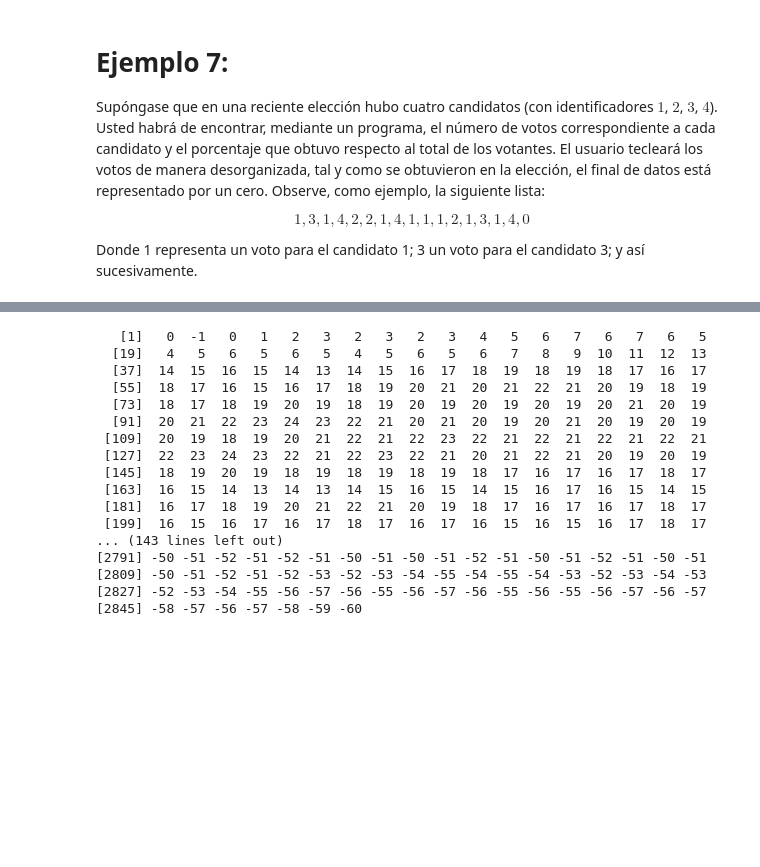
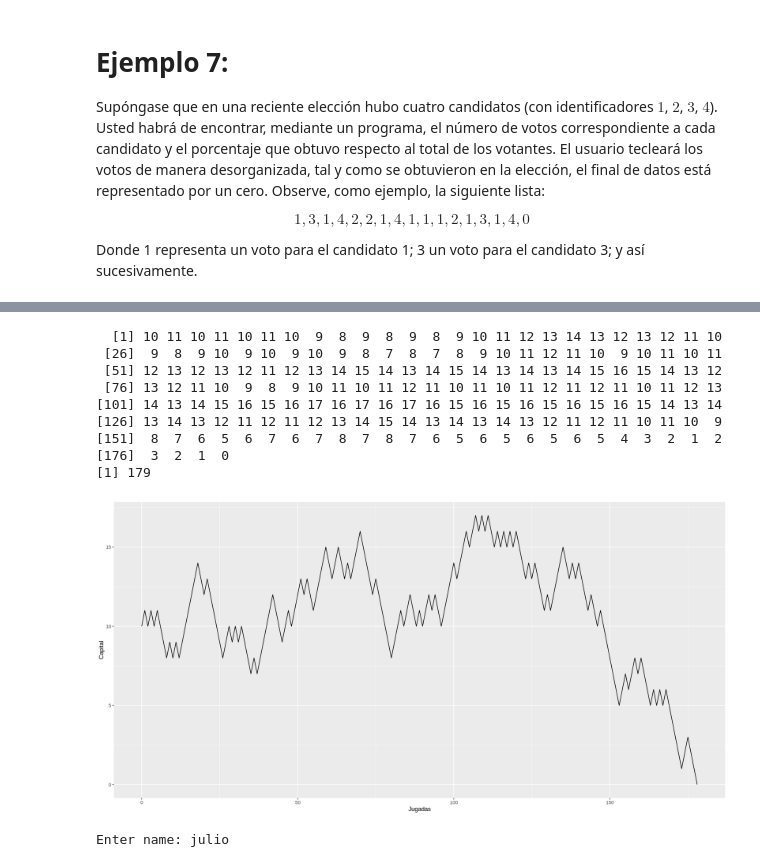
Before and after one commit to JulioCesarMS/R_course, a Jupyter notebook: 3.- Programación Básica.ipynb, the cells around one changed output, grey strips where cells are left out. Cells and saved outputs as stored; diff of their text form; code cells hidden in the pictures; blank space fills up the shorter version.

```diff
--- a/3.- Programación Básica.ipynb
+++ b/3.- Programación Básica.ipynb
@@ -525,17 +650,0 @@ donde $P(X_i=1) = p$ , y $P(X_i=-1) = 1-p$
-# %%
-# definimos n pasos
-n <- 100
-# probabilidad de moverse a la derecha
-p <- 0.5
-# valores que puede tomar
-x.right = 1 # a la derecha
-x.left = -1 # a la izquierda
-# inicialización del vector
-S_n = numeric(n+1)
-# inicio del ciclo
-for(i in 2:length(S_n)){
-    x_i <- sample(c(x.right, x.left), size=1, replace=T, prob=c(p, 1-p))
-    S_n[i]  <- S_n[i-1] + x_i
- }
- # impresión del resultado
- print(S_n)
@@ -727,37 +932,33 @@ donde $P(X_i=1) = p$ , y $P(X_i=-1) = 1-p$. Con la condición de que acumule has
 # %%
-# probabilidad de moverse a la derecha
+# probabilidad de ganar
 p <- 0.5
+# monto inicial
+S0 <- 10
 # valores que puede tomar
-x.right = 1 # a la derecha
-x.left = -1 # a la izquierda
+x.gana = 1 # a la derecha
+x.pierde = -1 # a la izquierda
 # inicialización del vector
-S_n = c()
-S_n[1] <- 0
+Sn = c(S0)
 # inicialización
 i <- 2
 # inicio del bucle
-while(abs(S_n[i-1]) < 60){
-    x_i <- sample(c(x.right, x.left), size=1, replace=T, prob=c(p, 1-p))
-    S_n[i]  <- S_n[i-1] + x_i
+while(Sn[i-1] != 0){
+    x_i <- sample(c(x.gana, x.pierde), size=1, replace=T, prob=c(p, 1-p))
+    Sn[i]  <- Sn[i-1] + x_i
     i <- i + 1
  }
  # impresión del resultado
- print(S_n)
+ print(Sn)
+ print(length(Sn))
 # %% [output]
-   [1]   0  -1   0   1   2   3   2   3   2   3   4   5   6   7   6   7   6   5
-  [19]   4   5   6   5   6   5   4   5   6   5   6   7   8   9  10  11  12  13
-  [37]  14  15  16  15  14  13  14  15  16  17  18  19  18  19  18  17  16  17
-  [55]  18  17  16  15  16  17  18  19  20  21  20  21  22  21  20  19  18  19
-  [73]  18  17  18  19  20  19  18  19  20  19  20  19  20  19  20  21  20  19
-  [91]  20  21  22  23  24  23  22  21  20  21  20  19  20  21  20  19  20  19
- [109]  20  19  18  19  20  21  22  21  22  23  22  21  22  21  22  21  22  21
- [127]  22  23  24  23  22  21  22  23  22  21  20  21  22  21  20  19  20  19
- [145]  18  19  20  19  18  19  18  19  18  19  18  17  16  17  16  17  18  17
- [163]  16  15  14  13  14  13  14  15  16  15  14  15  16  17  16  15  14  15
- [181]  16  17  18  19  20  21  22  21  20  19  18  17  16  17  16  17  18  17
- [199]  16  15  16  17  16  17  18  17  16  17  16  15  16  15  16  17  18  17
-... (143 lines left out)
-[2791] -50 -51 -52 -51 -52 -51 -50 -51 -50 -51 -52 -51 -50 -51 -52 -51 -50 -51
-[2809] -50 -51 -52 -51 -52 -53 -52 -53 -54 -55 -54 -55 -54 -53 -52 -53 -54 -53
-[2827] -52 -53 -54 -55 -56 -57 -56 -55 -56 -57 -56 -55 -56 -55 -56 -57 -56 -57
-[2845] -58 -57 -56 -57 -58 -59 -60
+  [1] 10 11 10 11 10 11 10  9  8  9  8  9  8  9 10 11 12 13 14 13 12 13 12 11 10
+ [26]  9  8  9 10  9 10  9 10  9  8  7  8  7  8  9 10 11 12 11 10  9 10 11 10 11
+ [51] 12 13 12 13 12 11 12 13 14 15 14 13 14 15 14 13 14 13 14 15 16 15 14 13 12
+ [76] 13 12 11 10  9  8  9 10 11 10 11 12 11 10 11 10 11 12 11 12 11 10 11 12 13
+[101] 14 13 14 15 16 15 16 17 16 17 16 17 16 15 16 15 16 15 16 15 16 15 14 13 14
+[126] 13 14 13 12 11 12 11 12 13 14 15 14 13 14 13 14 13 12 11 12 11 10 11 10  9
+[151]  8  7  6  5  6  7  6  7  8  7  8  7  6  5  6  5  6  5  6  5  4  3  2  1  2
+[176]  3  2  1  0
+[1] 179
+# %%
+df <- data.frame('Jugadas'=0:(length(Sn)-1), 'Capital'=Sn)
@@ -763,0 +968,13 @@ while(abs(S_n[i-1]) < 60){
+# %%
+options(repr.plot.width=16, repr.plot.height=8)
+p1 <- ggplot(df, aes(x=Jugadas, y=Capital)) +
+  geom_line()
+p1
+# %% [output]
+[figure, added]
+# %%
+#
+x <- readline(prompt="Enter name: ")
+print(x)
+# %% [output]
+Enter name: julio
```
Also changed, not shown: parts of 59 cells of this notebook.
